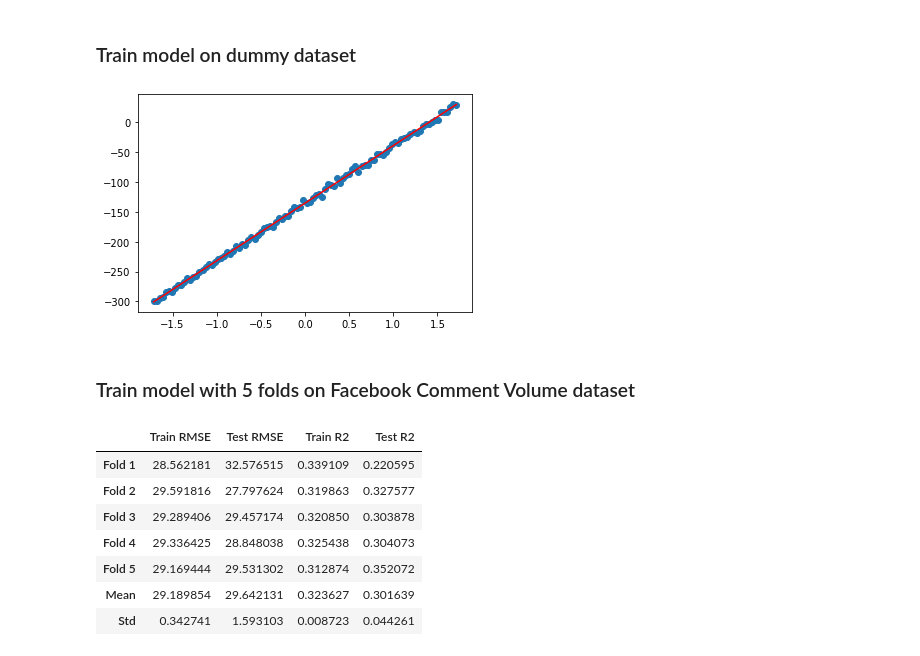
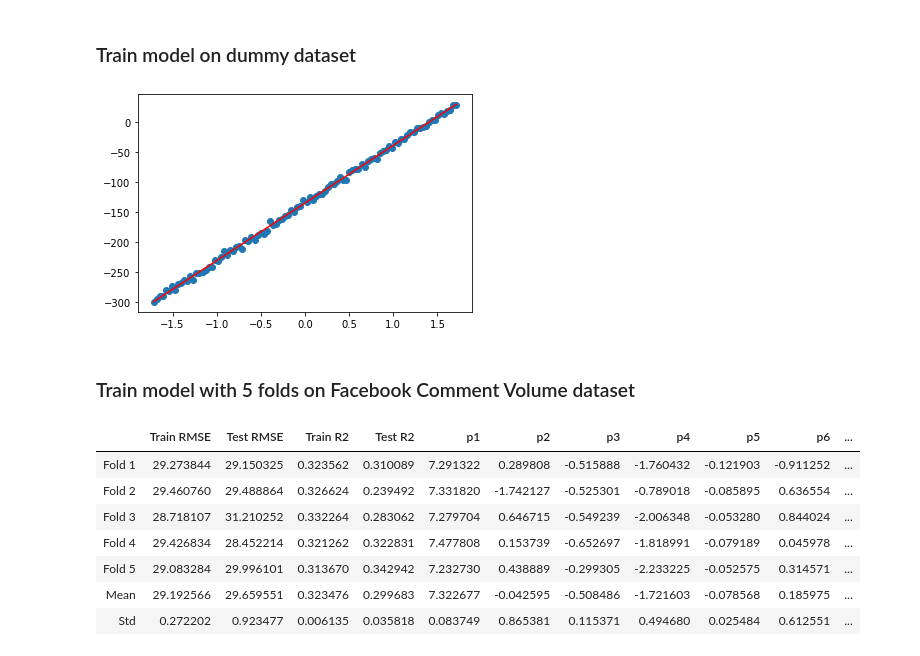
Before and after one commit to gooppe/ml-course-19, a Jupyter notebook: 1-regression/regression.ipynb, the cells around one changed output. Saved outputs shown, nothing was run; the diff lists cells and outputs as text; code cells hidden in the pictures.

```diff
--- a/1-regression/regression.ipynb
+++ b/1-regression/regression.ipynb
@@ -14,13 +14,12 @@ def train(x, y, lr=1e-4, max_iter=1000, batch_size=1024, shuffle=False, eps=1e-5
         """
         Batchify dataset
         """
+        index = np.arange(len(x))
         if shuffle:
-            rand_index = np.arange(len(x))
-            np.random.shuffle(rand_index)
-            x, y = x[rand_index], y[rand_index]
+            np.random.shuffle(index)
         for i in range(0, len(x), batch_size):
             span = slice(i, i + batch_size)
-            yield x[span], y[span]
+            yield x[index[span]], y[index[span]]
 
     def grad_func(x, y, theta):
         """
@@ -31,8 +30,9 @@ def train(x, y, lr=1e-4, max_iter=1000, batch_size=1024, shuffle=False, eps=1e-5
         biased[:, 1:] = x
         y_ij = biased * theta
         y_pred = y_ij.sum(-1)
-        mse = np.mean((y - y_pred) ** 2)
-        grad = - 2 / n * (y - y_pred) @ biased
+        diff = (y - y_pred)
+        mse = np.mean(diff ** 2)
+        grad = - 2 / n * diff @ biased
         return grad, mse
 
     y = y.reshape(-1)
@@ -106,7 +106,7 @@ a, b = theta
 
 plot_2d(x, y, a, b)
 # %% [output]
-[figure, old version]
+[figure, new version]
 # %%
 def kfold(x, k=5, shuffle=True):
     index = np.arange(len(x))
@@ -122,40 +122,45 @@ def kfold(x, k=5, shuffle=True):
 # %%
 df = pd.read_csv(train_data_file, header=None)
 x = df.values[:,:-1]
 y = df.values[:,-1]
 
 metric_log = []
 
 for i, (train_idx, test_idx) in enumerate(kfold(x)):
     train_x, train_y = x[train_idx], y[train_idx]
     test_x, test_y = x[test_idx], y[test_idx]
 
     train_x, test_x = standard_score_normalization(train_x, test_x)
 
     # Train model and make predictions for Train and Test parts.
     theta = train(train_x, train_y, lr=0.001, shuffle=True)
     train_pred_y = prediction(train_x, theta)
     pred_y = prediction(test_x, theta)
 
     # Calculate metrics for Train and Test predictions.
     train_rmse, train_r2 = metrics(train_y, train_pred_y)
     rmse, r2 = metrics(test_y, pred_y)
 
-    metric_log.append([train_rmse, rmse, train_r2, r2])
+    metric_log.append([train_rmse, rmse, train_r2, r2] + list(theta))
 
 mean = np.mean(metric_log, axis=0)
 std = np.std(metric_log, axis=0)
 
+columns = ["Train RMSE", "Test RMSE", "Train R2", "Test R2"] + [f"p{p+1}" for p in range(len(theta))]
+index = [f"Fold {i+1}" for i in range(len(metric_log))] + ["Mean"] + ["Std"]
+
 df = pd.DataFrame(np.array(metric_log + [mean] + [std]),
-                  columns=["Train RMSE", "Test RMSE", "Train R2", "Test R2"],
-                  index=[f"Fold {i+1}" for i in range(len(metric_log))] + ["Mean"] + ["Std"])
-df
+                  columns=columns,
+                  index=index)
+
+pd.set_option('display.max_columns', 1000)
+display(df)
 # %% [output]
-|  | Train RMSE | Test RMSE | Train R2 | Test R2 |
-| Fold 1 | 28.562181 | 32.576515 | 0.339109 | 0.220595 |
-| Fold 2 | 29.591816 | 27.797624 | 0.319863 | 0.327577 |
-| Fold 3 | 29.289406 | 29.457174 | 0.320850 | 0.303878 |
-| Fold 4 | 29.336425 | 28.848038 | 0.325438 | 0.304073 |
-| Fold 5 | 29.169444 | 29.531302 | 0.312874 | 0.352072 |
-| Mean | 29.189854 | 29.642131 | 0.323627 | 0.301639 |
-| Std | 0.342741 | 1.593103 | 0.008723 | 0.044261 |
+|  | Train RMSE | Test RMSE | Train R2 | Test R2 | p1 | p2 | p3 | p4 | p5 | p6 | ... |
+| Fold 1 | 29.273844 | 29.150325 | 0.323562 | 0.310089 | 7.291322 | 0.289808 | -0.515888 | -1.760432 | -0.121903 | -0.911252 | ... |
+| Fold 2 | 29.460760 | 29.488864 | 0.326624 | 0.239492 | 7.331820 | -1.742127 | -0.525301 | -0.789018 | -0.085895 | 0.636554 | ... |
+| Fold 3 | 28.718107 | 31.210252 | 0.332264 | 0.283062 | 7.279704 | 0.646715 | -0.549239 | -2.006348 | -0.053280 | 0.844024 | ... |
+| Fold 4 | 29.426834 | 28.452214 | 0.321262 | 0.322831 | 7.477808 | 0.153739 | -0.652697 | -1.818991 | -0.079189 | 0.045978 | ... |
+| Fold 5 | 29.083284 | 29.996101 | 0.313670 | 0.342942 | 7.232730 | 0.438889 | -0.299305 | -2.233225 | -0.052575 | 0.314571 | ... |
+| Mean | 29.192566 | 29.659551 | 0.323476 | 0.299683 | 7.322677 | -0.042595 | -0.508486 | -1.721603 | -0.078568 | 0.185975 | ... |
+| Std | 0.272202 | 0.923477 | 0.006135 | 0.035818 | 0.083749 | 0.865381 | 0.115371 | 0.494680 | 0.025484 | 0.612551 | ... |
```
Also changed, not shown: 1 other file.
